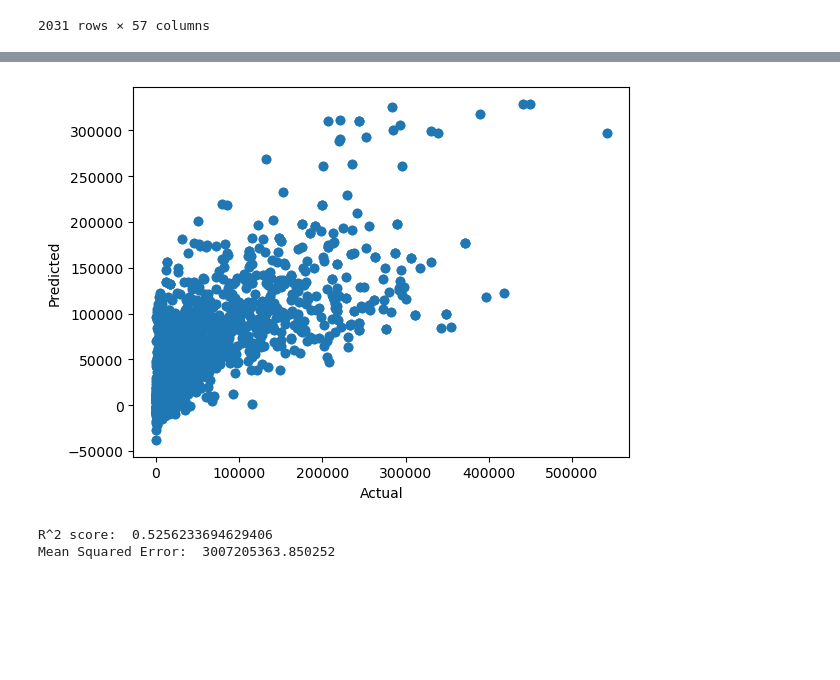
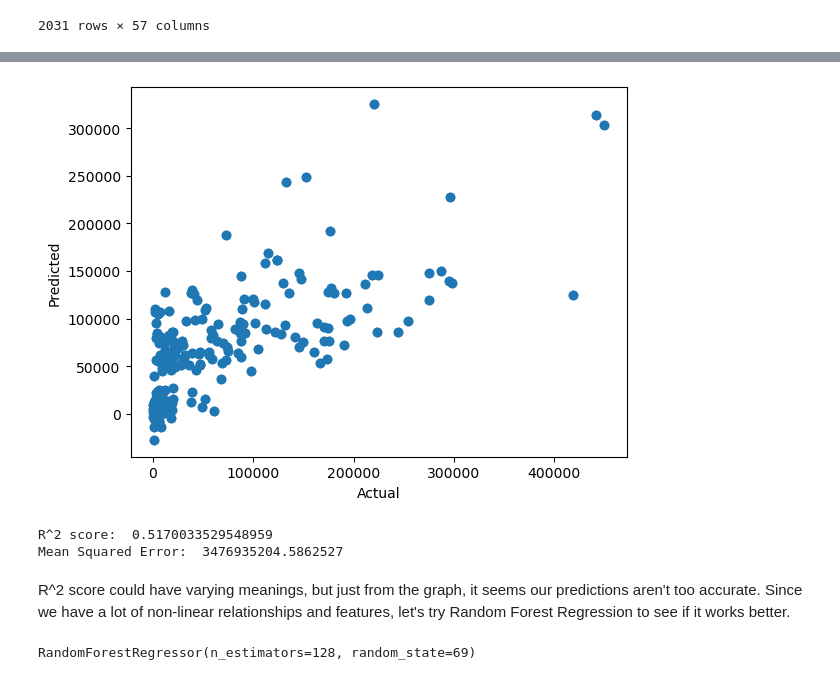
Before and after one commit to andrewango/kr_music_popularity, a Jupyter notebook: kr_music_popularity.ipynb, the cells around one changed output, grey strips where cells are left out. Cells and saved outputs as stored; diff of their text form; code cells hidden in the pictures; blank space fills up the shorter version.

Commit message:
Tried Random Forest Regression, works better but still needs tuning

```diff
--- a/kr_music_popularity.ipynb
+++ b/kr_music_popularity.ipynb
@@ -543,0 +514,4 @@ print(m)
+# %%
+#
+X_train, X_test, y_train, y_test = train_test_split(X, y, test_size=0.15, random_state=69)
+X_train, X_val, y_train, y_val = train_test_split(X_train, y_train, test_size=0.13, random_state=69)
@@ -544,4 +546,4 @@ print(m)
 # %%
-y_pred = lr.predict(X_train)
+y_pred = lr.predict(X_val)
 print(y_pred)
 # %% [output]
@@ -555,15 +567,17 @@ print(y_pred)
-# %%
-plt.scatter(y_train, y_pred)
-plt.xlabel("Actual")
-plt.ylabel("Predicted")
-plt.show()
-# %% [output]
-[figure, removed]
+# %%
+plt.scatter(y_val, y_pred)
+plt.xlabel("Actual")
+plt.ylabel("Predicted")
+plt.show()
+# %% [output]
+[figure, added]
 # %%
 from sklearn.metrics import r2_score, mean_squared_error
 # %%
-print('R^2 score: ', r2_score(y_train, y_pred))
-print('Mean Squared Error: ', mean_squared_error(y_train, y_pred))
+print('R^2 score: ', r2_score(y_val, y_pred))
+print('Mean Squared Error: ', mean_squared_error(y_val, y_pred))
 # %% [output]
-R^2 score:  0.5256233694629406
-Mean Squared Error:  3007205363.850252
+R^2 score:  0.5170033529548959
+Mean Squared Error:  3476935204.5862527
+# %% [markdown]
+R^2 score could have varying meanings, but just from the graph, it seems our predictions aren't too accurate. Since we have a lot of non-linear relationships and features, let's try Random Forest Regression to see if it works better.
@@ -569,0 +586,5 @@ Mean Squared Error:  3007205363.850252
+# %%
+regressor = RandomForestRegressor(n_estimators=128, random_state=69)
+regressor.fit(X_train, y_train)
+# %% [output]
+RandomForestRegressor(n_estimators=128, random_state=69)
```
Also changed, not shown: parts of 13 cells of this notebook.
